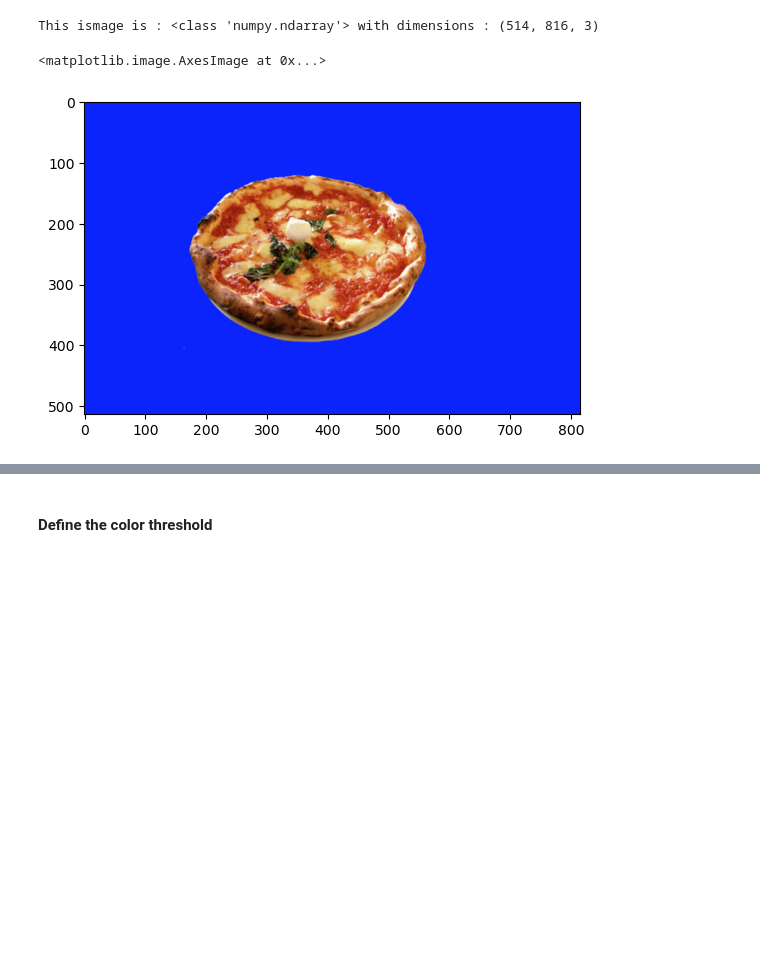
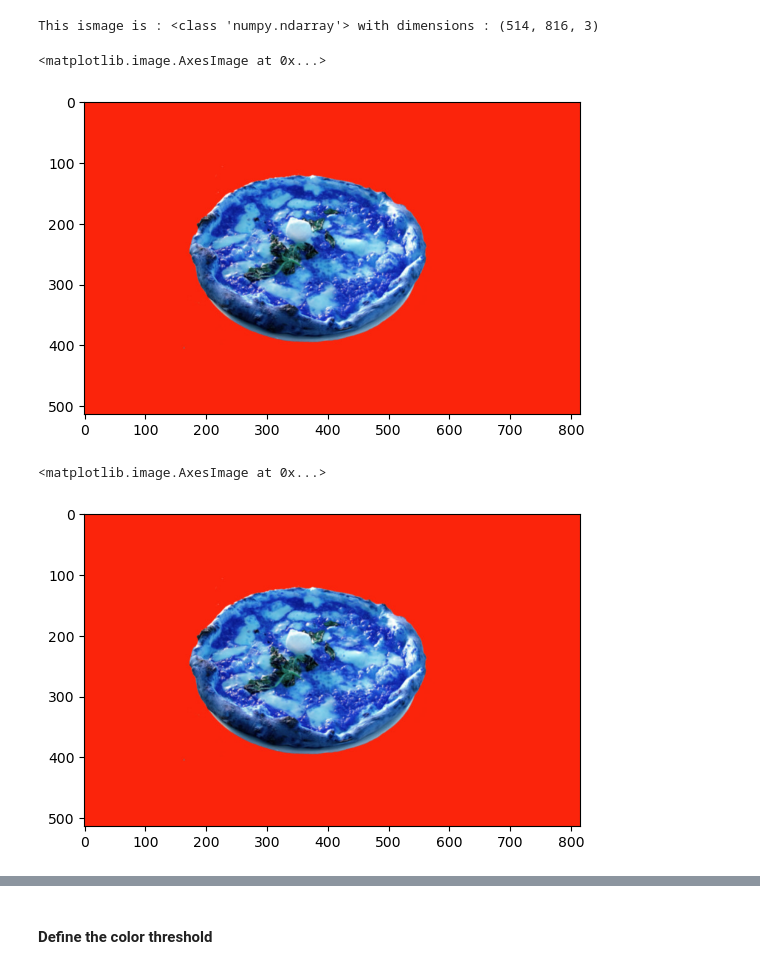
Before and after one commit to iamchenchu/Computer-Vision, a Jupyter notebook: 01_Image_Representation/03_Blue_Screen.ipynb, the cells around one changed output, grey strips where cells are left out. Saved outputs shown, nothing was run; the diff lists cells and outputs as text; code cells hidden in the pictures; blank space fills up the shorter version.

```diff
--- a/01_Image_Representation/03_Blue_Screen.ipynb
+++ b/01_Image_Representation/03_Blue_Screen.ipynb
@@ -19,15 +19,15 @@ print("This ismage is :", type(image),
       "with dimensions :", image.shape)
 # %% [output]
 This ismage is : <class 'numpy.ndarray'> with dimensions : (514, 816, 3)
+# %%
+plt.imshow(image) # Background is in RED, because openCV reads the color as BGR not RGB so we have to convert if we want to use
+# %% [output]
+<matplotlib.image.AxesImage at 0x...>
+[figure, added]
 # %%
-# Make a copy of the image
+# Make a copy of the image so that it won't affect the original image
 image_copy = np.copy(image)
-
-# Change color to RGB (from BGR)
-image_copy = cv2.cvtColor(image_copy, cv2.COLOR_BGR2RGB)
-
-# Display the image copy
 plt.imshow(image_copy)
 # %% [output]
 <matplotlib.image.AxesImage at 0x...>
-[figure, old version]
+[figure, new version]
```
Also changed, not shown: parts of 6 cells of this notebook, 3 other files.
